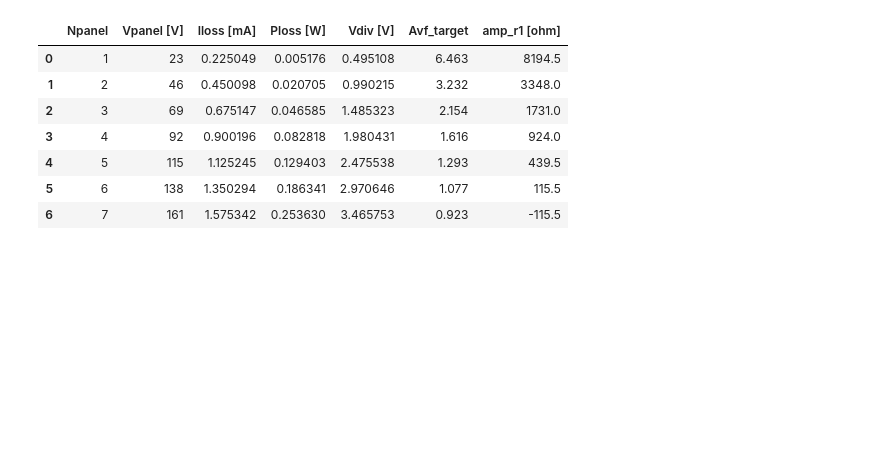
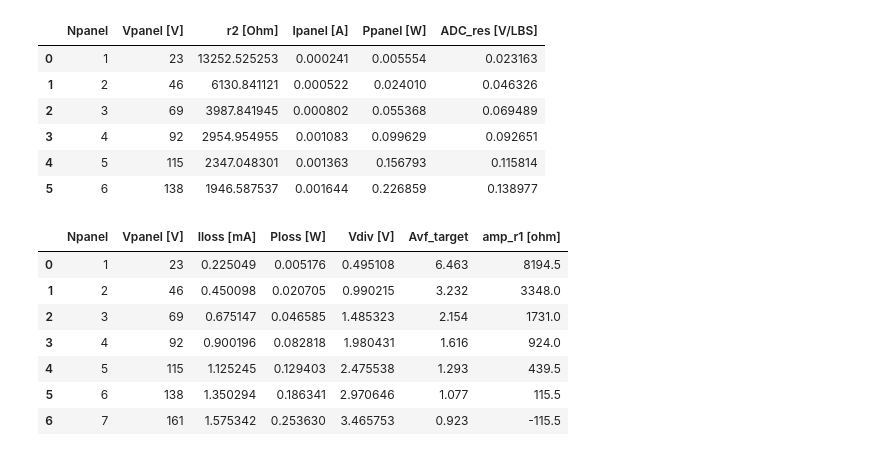
Before and after one commit to Laboratorio-Robotica-UTN-Fra/Monitor_solar, a Jupyter notebook: monitor_solar.ipynb, the cells around one changed output. Drawn from its saved outputs; the diff is of its cells as text; code cells hidden in the pictures; blank space fills up the shorter version.

```diff
--- a/monitor_solar.ipynb
+++ b/monitor_solar.ipynb
@@ -4,6 +26,26 @@ import numpy as np
 import plotly.express as px
 import plotly.graph_objs as go
 from plotly.subplots import make_subplots
+# %%
+max_vout = 3.2
+
+amp_r1 = 82e3
+
+df = pd.DataFrame(range(1, 7), columns=['Npanel'])
+df['Vpanel [V]'] = df['Npanel'] * 23
+df['r2 [Ohm]'] = amp_r1 / (df['Vpanel [V]'] / max_vout - 1)
+df['Ipanel [A]'] = df['Vpanel [V]'] / (amp_r1 + df['r2 [Ohm]'])
+df['Ppanel [W]'] = df['Vpanel [V]'] * df['Ipanel [A]']
+df['ADC_res [V/LBS]'] = (3.3 / 1024) * df['Vpanel [V]'] / max_vout
+df
+# %% [output]
+|  | Npanel | Vpanel [V] | r2 [Ohm] | Ipanel [A] | Ppanel [W] | ADC_res [V/LBS] |
+| 0 | 1 | 23 | 13252.525253 | 0.000241 | 0.005554 | 0.023163 |
+| 1 | 2 | 46 | 6130.841121 | 0.000522 | 0.024010 | 0.046326 |
+| 2 | 3 | 69 | 3987.841945 | 0.000802 | 0.055368 | 0.069489 |
+| 3 | 4 | 92 | 2954.954955 | 0.001083 | 0.099629 | 0.092651 |
+| 4 | 5 | 115 | 2347.048301 | 0.001363 | 0.156793 | 0.115814 |
+| 5 | 6 | 138 | 1946.587537 | 0.001644 | 0.226859 | 0.138977 |
 # %%
 max_vout = 3.2
 
```
Also changed, not shown: parts of 1 cell of this notebook, 3 other files.
